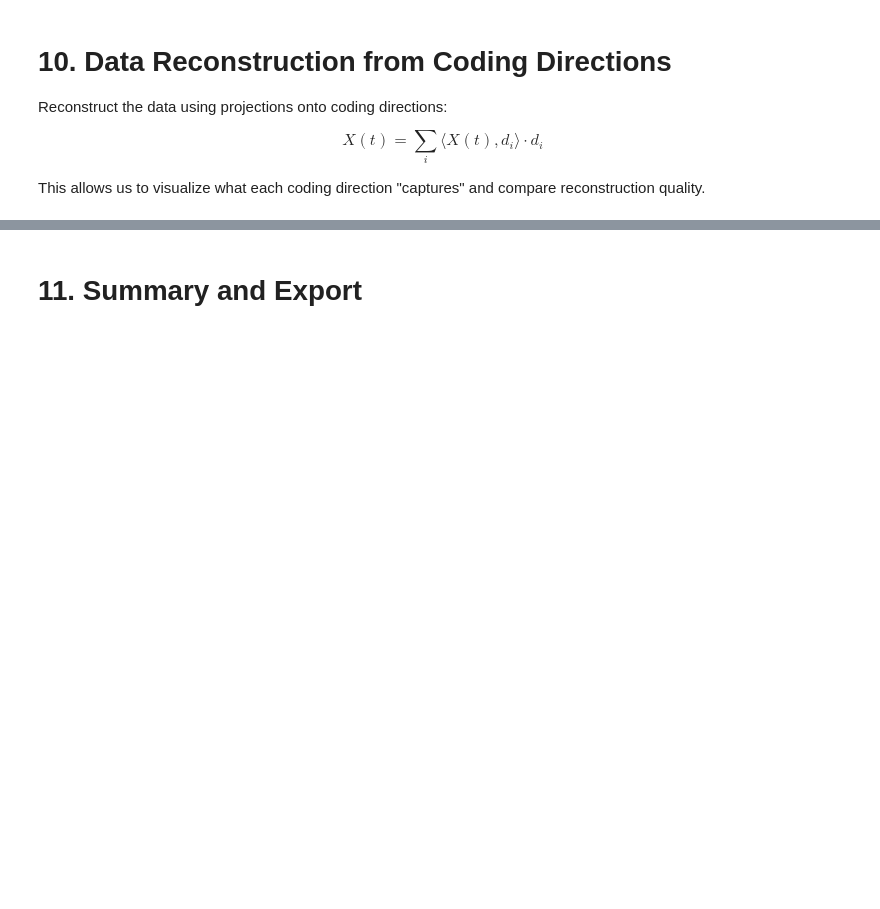
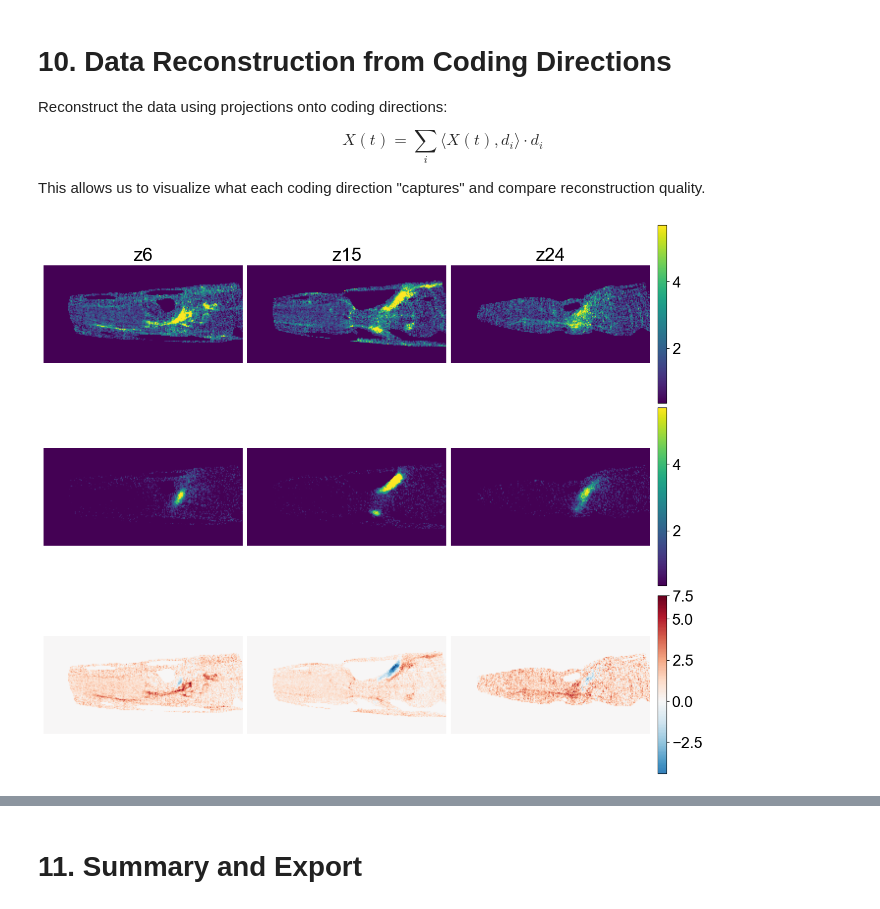
Before and after one commit to MunibH/g5ht-pipeline, a Jupyter notebook: coding_directions.ipynb, the cells around one changed output, grey strips where cells are left out. Saved outputs shown, nothing was run; the diff lists cells and outputs as text; code cells hidden in the pictures; blank space fills up the shorter version.

```diff
--- a/coding_directions.ipynb
+++ b/coding_directions.ipynb
@@ -1220,12 +1327,14 @@ reconstructions['All'] = reconstruct_from_directions(projections_raw, coding_dir
 # %%
 # Plot spatial reconstruction comparison for a single frame
 frame_to_reconstruct = 160  # Choose a frame in post-encounter period
 
 fig_recon = plot_reconstruction_spatial(
-    g5_4d, reconstructions['Post'], mask_3d, mask_flat,
+    g5_4d, reconstructions['Pre'], mask_3d, mask_flat,
     z_with_roi, frame=frame_to_reconstruct, direction_label="All directions"
 )
 plt.show()
+# %% [output]
+[figure, added]
 # %%
 # Compare reconstructions from different direction combinations
 fig_compare = plot_reconstruction_comparison(
```
Also changed, not shown: parts of 19 cells of this notebook, 2 other files.
